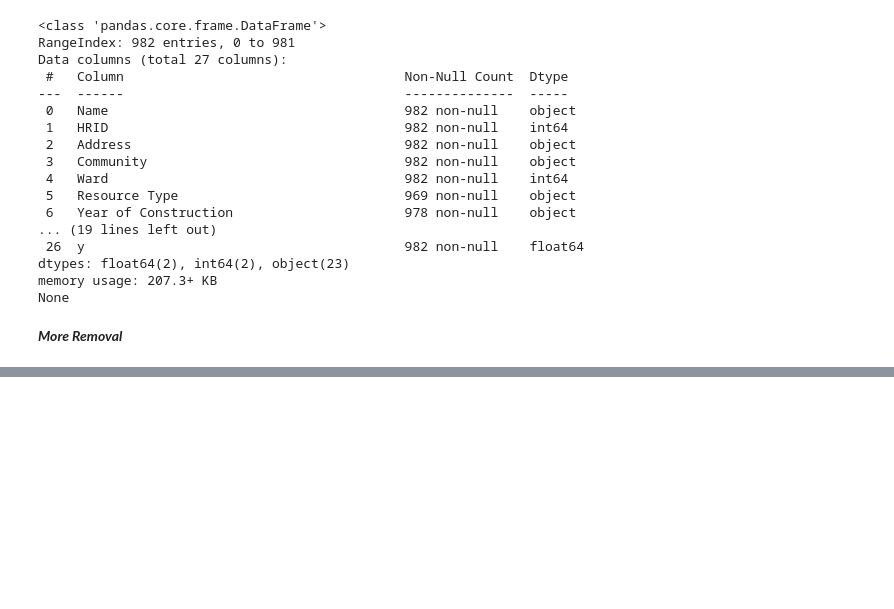
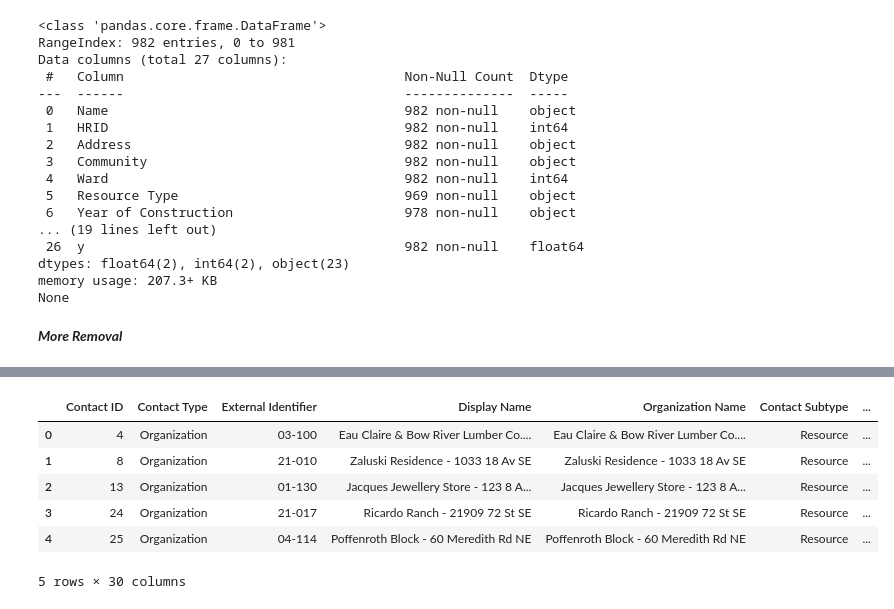
Before and after one commit to Kevinmru737/COMP3471-HeritageCalgary-WIL, a Jupyter notebook: HeritageCalgary.ipynb, the cells around one changed output, grey strips where cells are left out. Cells and saved outputs as stored; diff of their text form; code cells hidden in the pictures; blank space fills up the shorter version.

Commit message:
explored crm data

```diff
--- a/HeritageCalgary.ipynb
+++ b/HeritageCalgary.ipynb
@@ -86,0 +96,9 @@ Name: count, dtype: int64
+# %%
+# The public data has no target feature to test (use crm-all)
+
+crm_all = pd.read_csv("./data/crm-all.csv")
+
+
+crm_all.dropna(axis=1, how="all", inplace=True)
+
+crm_all.info()
@@ -86,0 +123,33 @@ Name: count, dtype: int64
+# %%
+# For now I'm dropping all columns that have very few values (only a few rows have non-null values)
+# In the future, it may be worth investigating if any of these dropped features have a high MHR designation correlation
+
+
+crm_all["Postal Code"].value_counts()
+columns_to_drop = ["Legal Name", "Preferred Communication Method", "Street Number Suffix", "Street Unit", "Supplemental Address 1",
+  "Supplemental Address 2", "Postal Code", "Latitude", "Longitude", "Master Address ID", "Phone", "Phone Type ID", "Phone Type",
+  "Email", "On Hold", "IM Screen Name", "Group(s)"]
+
+crm_all.drop(columns=columns_to_drop, inplace=True)
+# %%
+# In my investigation of the "extra" properties (only supposed to have 982, removing the 6 I found)
+#B & A Planning
+#Bird Construction
+#Dialog Design
+#Currie Barracks
+#North Hill Local Area Plan
+#West Elbow Communities Local Area Plan
+
+crm_all = crm_all[~crm_all['Display Name'].isin(['B & A Planning', 'Bird Construction', 'Dialog Design',
+                                                 'Currie Barracks', 'North Hill Local Area Plan',
+                                                 'West Elbow Communities Local Area Plan'])]
+
+crm_all.head()
+# %% [output]
+|  | Contact ID | Contact Type | External Identifier | Display Name | Organization Name | Contact Subtype | ... |
+| 0 | 4 | Organization | 03-100 | Eau Claire & Bow River Lumber Co.... | Eau Claire & Bow River Lumber Co.... | Resource | ... |
+| 1 | 8 | Organization | 21-010 | Zaluski Residence - 1033 18 Av SE | Zaluski Residence - 1033 18 Av SE | Resource | ... |
+| 2 | 13 | Organization | 01-130 | Jacques Jewellery Store - 123 8 A... | Jacques Jewellery Store - 123 8 A... | Resource | ... |
+| 3 | 24 | Organization | 21-017 | Ricardo Ranch - 21909 72 St SE | Ricardo Ranch - 21909 72 St SE | Resource | ... |
+| 4 | 25 | Organization | 04-114 | Poffenroth Block - 60 Meredith Rd NE | Poffenroth Block - 60 Meredith Rd NE | Resource | ... |
+5 rows × 30 columns
```
Also changed, not shown: parts of 7 cells of this notebook.
